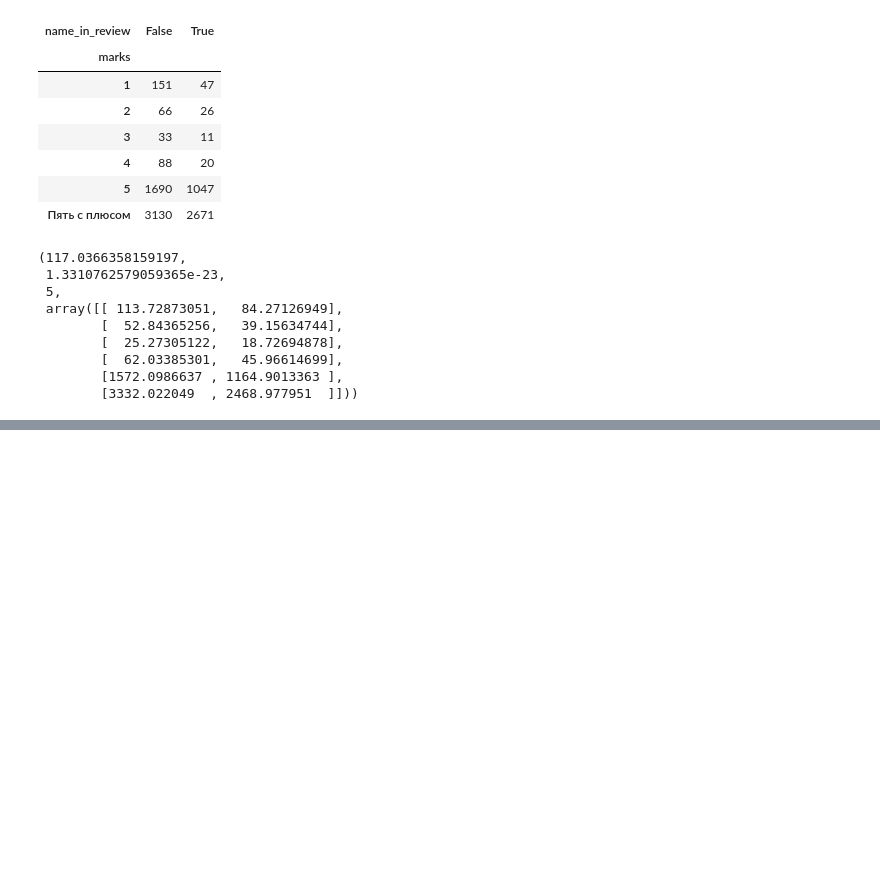
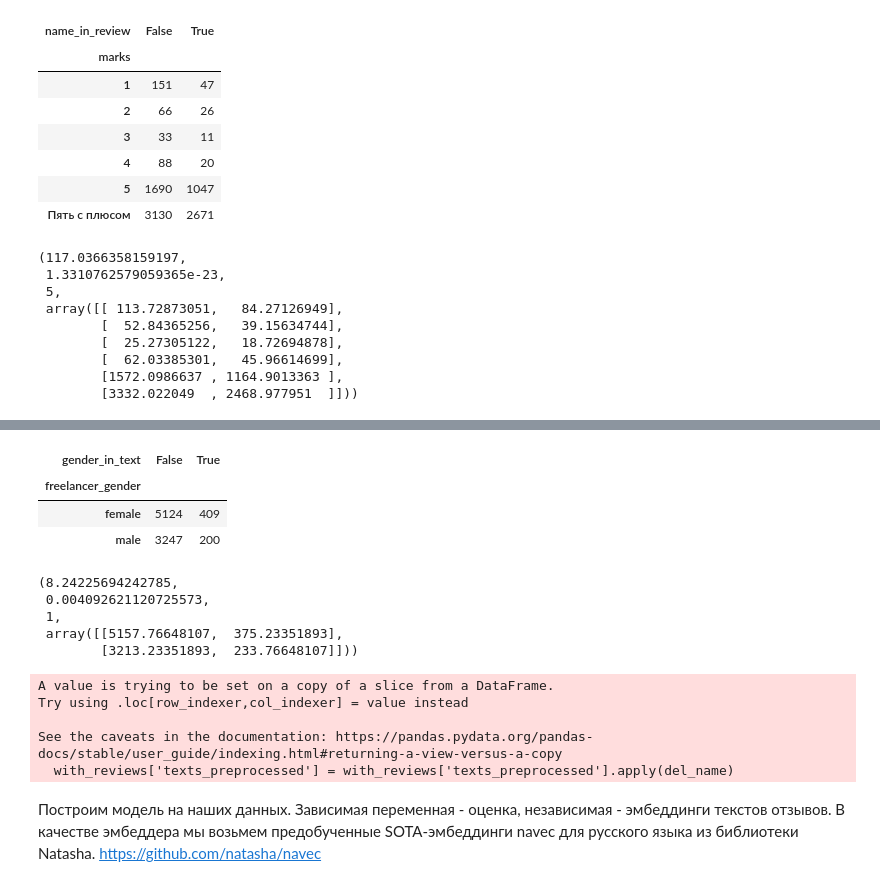
Before and after one commit to nezubkova/nlp-gender, a Jupyter notebook: analysis.ipynb, the cells around one changed output, grey strips where cells are left out. Cells and saved outputs as stored; diff of their text form; code cells hidden in the pictures; blank space fills up the shorter version.

```diff
--- a/analysis.ipynb
+++ b/analysis.ipynb
@@ -177,0 +174,5 @@ chi2_contingency(ct3)
+# %%
+# посмотрим на наличие слов, указывающих на гендер фрилансера в отзывах
+gendered_words = ['девушка', 'женщина', 'мужчина', 'человек']
+# %%
+with_reviews['gender_in_text'] = with_reviews.texts_preprocessed.apply(lambda tokens: len(set(tokens) & set(gendered_words)) != 0)
@@ -177,0 +185,18 @@ chi2_contingency(ct3)
+# %%
+ct4 = pd.crosstab(with_reviews['freelancer_gender'], with_reviews['gender_in_text'])
+ct4
+# %% [output]
+| gender_in_text | False | True |
+| freelancer_gender |  |  |
+| female | 5124 | 409 |
+| male | 3247 | 200 |
+# %%
+chi2_contingency(ct4)
+
+# с вероятностью 99% встречаемость слов, указывающих на гендер фрилансеров в текстах отзывов, различается
+# %% [output]
+(8.24225694242785,
+ 0.004092621120725573,
+ 1,
+ array([[5157.76648107,  375.23351893],
+        [3213.23351893,  233.76648107]]))
@@ -177,0 +208,10 @@ chi2_contingency(ct3)
+# %%
+with_reviews['texts_preprocessed'] = with_reviews['texts_preprocessed'].apply(del_name)
+# %% [output]
+A value is trying to be set on a copy of a slice from a DataFrame.
+Try using .loc[row_indexer,col_indexer] = value instead
+
+See the caveats in the documentation: https://pandas.pydata.org/pandas-docs/stable/user_guide/indexing.html#returning-a-view-versus-a-copy
+  with_reviews['texts_preprocessed'] = with_reviews['texts_preprocessed'].apply(del_name)
+# %% [markdown]
+Построим модель на наших данных. Зависимая переменная - оценка, независимая - эмбеддинги текстов отзывов. В качестве эмбеддера мы возьмем предобученные SOTA-эмбеддинги navec для русского языка из библиотеки Natasha. https://github.com/natasha/navec
```
Also changed, not shown: parts of 28 cells of this notebook, 2 other files.
